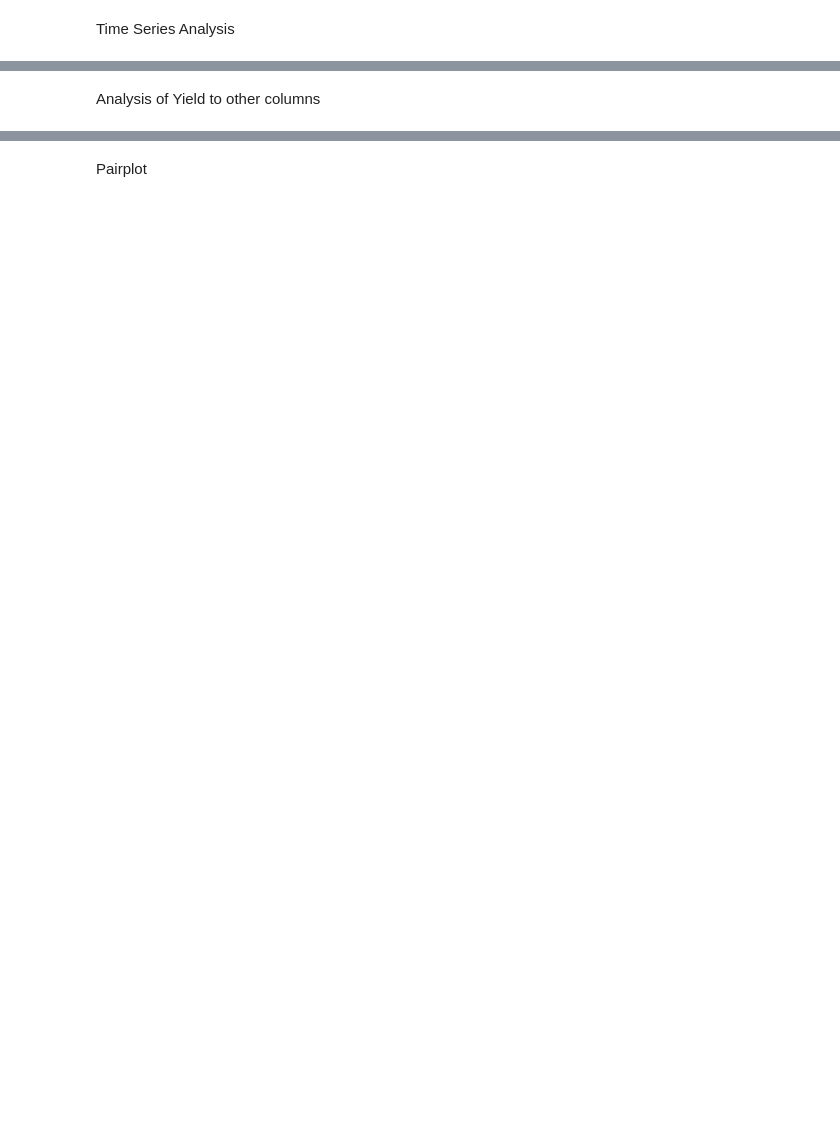
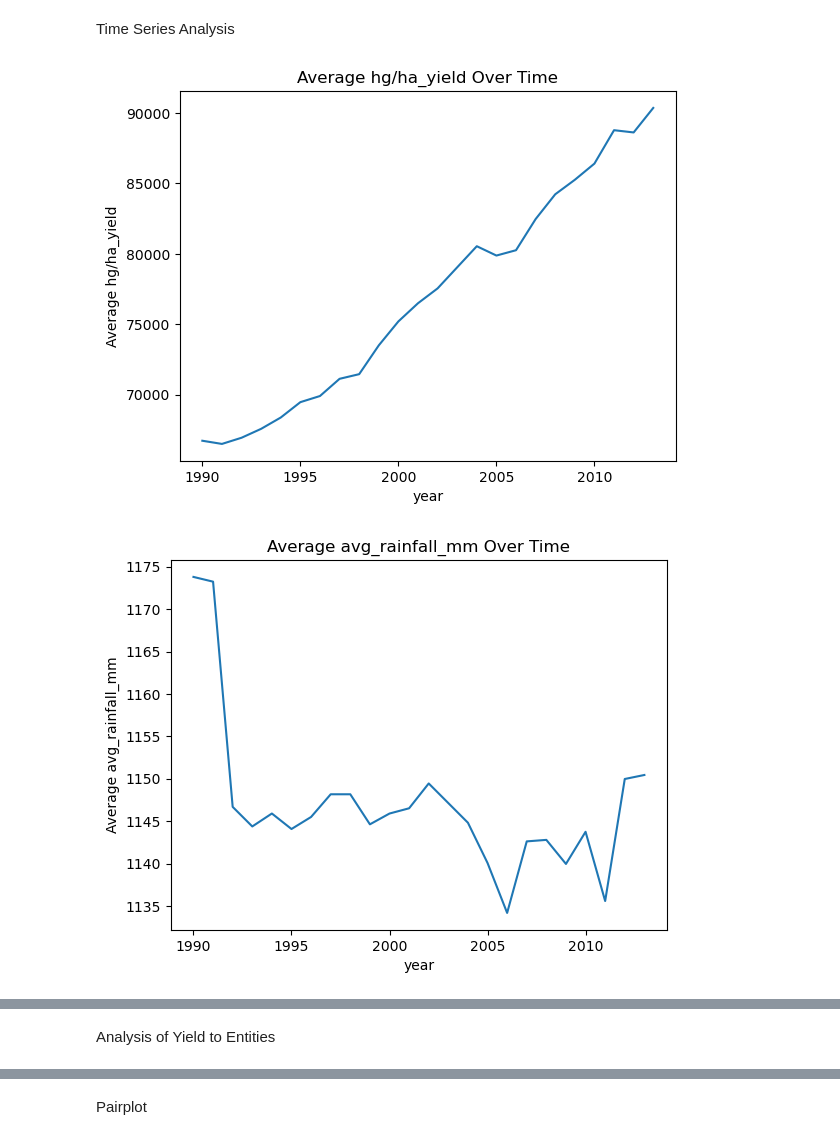
Before and after one commit to JamMeisy/college_cselec1c_finals, a Jupyter notebook: finals.ipynb, the cells around one changed output, grey strips where cells are left out. Saved outputs shown, nothing was run; the diff lists cells and outputs as text; code cells hidden in the pictures; blank space fills up the shorter version.

```diff
--- a/finals.ipynb
+++ b/finals.ipynb
@@ -249,8 +373,11 @@ for column in measured_columns:
 Time Series Analysis
 # %%
 for column in measured_columns:
-    df.groupby('Year')[column].mean().plot()
+    df.groupby('year')[column].mean().plot()
     plt.title(f'Average {column} Over Time')
-    plt.xlabel('Year')
+    plt.xlabel('year')
     plt.ylabel(f'Average {column}')
     plt.show()
+# %% [output]
+[figure, added]
+[figure, added]
@@ -257,3 +386,3 @@ for column in measured_columns:
 # %% [markdown]
-Analysis of Yield to other columns
+Analysis of Yield to Entities
 # %%
```
Also changed, not shown: parts of 39 cells of this notebook, 2 other files.
